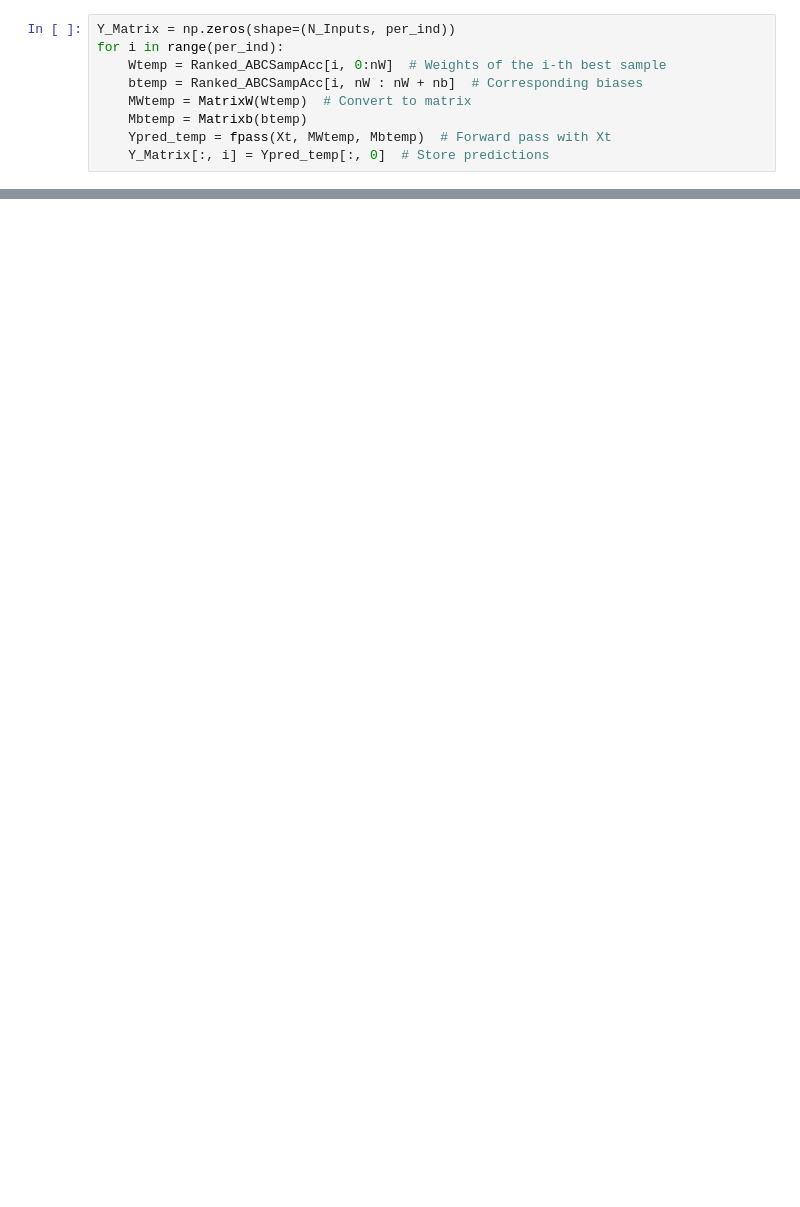
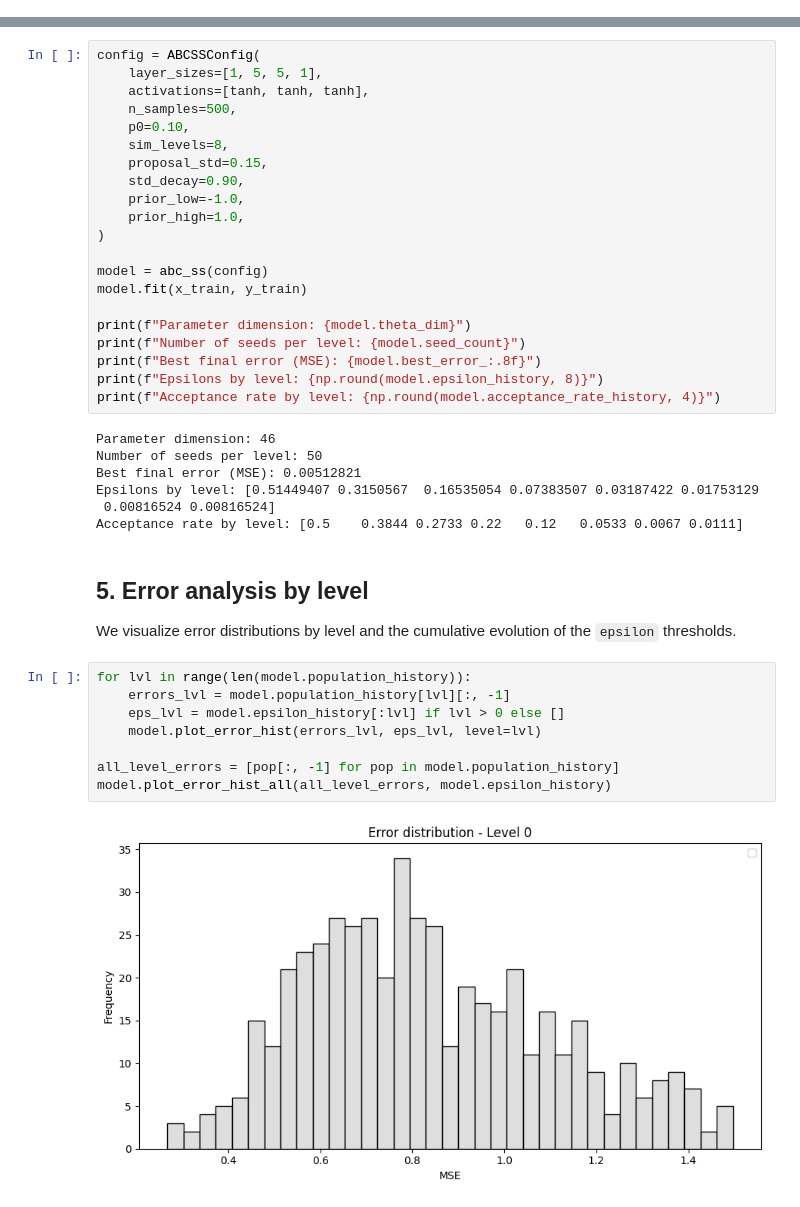
Before and after one commit to cberdejo/bayesian-neural-network, a Jupyter notebook: src/notebooks/abc-ss/abc_ss.ipynb, the cells around one changed output, grey strips where cells are left out. Drawn from its saved outputs; the diff is of its cells as text; blank space fills up the shorter version.

```diff
--- a/src/notebooks/abc-ss/abc_ss.ipynb
+++ b/src/notebooks/abc-ss/abc_ss.ipynb
@@ -872,9 +0,0 @@ This matrix will be used to compute the mean and percentiles of the predictions.
-# %%
-Y_Matrix = np.zeros(shape=(N_Inputs, per_ind))
-for i in range(per_ind):
-    Wtemp = Ranked_ABCSampAcc[i, 0:nW]  # Weights of the i-th best sample
-    btemp = Ranked_ABCSampAcc[i, nW : nW + nb]  # Corresponding biases
-    MWtemp = MatrixW(Wtemp)  # Convert to matrix
-    Mbtemp = Matrixb(btemp)
-    Ypred_temp = fpass(Xt, MWtemp, Mbtemp)  # Forward pass with Xt
-    Y_Matrix[:, i] = Ypred_temp[:, 0]  # Store predictions
@@ -993,0 +327,43 @@ TOTAL TIME: 74.06424236297607s
+# %%
+config = ABCSSConfig(
+    layer_sizes=[1, 5, 5, 1],
+    activations=[tanh, tanh, tanh],
+    n_samples=500,
+    p0=0.10,
+    sim_levels=8,
+    proposal_std=0.15,
+    std_decay=0.90,
+    prior_low=-1.0,
+    prior_high=1.0,
+)
+
+model = abc_ss(config)
+model.fit(x_train, y_train)
+
+print(f"Parameter dimension: {model.theta_dim}")
+print(f"Number of seeds per level: {model.seed_count}")
+print(f"Best final error (MSE): {model.best_error_:.8f}")
+print(f"Epsilons by level: {np.round(model.epsilon_history, 8)}")
+print(f"Acceptance rate by level: {np.round(model.acceptance_rate_history, 4)}")
+# %% [output]
+Parameter dimension: 46
+Number of seeds per level: 50
+Best final error (MSE): 0.00512821
+Epsilons by level: [0.51449407 0.3150567  0.16535054 0.07383507 0.03187422 0.01753129
+ 0.00816524 0.00816524]
+Acceptance rate by level: [0.5    0.3844 0.2733 0.22   0.12   0.0533 0.0067 0.0111]
+# %% [markdown]
+## 5. Error analysis by level
+
+We visualize error distributions by level and the cumulative evolution
+of the `epsilon` thresholds.
+# %%
+for lvl in range(len(model.population_history)):
+    errors_lvl = model.population_history[lvl][:, -1]
+    eps_lvl = model.epsilon_history[:lvl] if lvl > 0 else []
+    model.plot_error_hist(errors_lvl, eps_lvl, level=lvl)
+
+all_level_errors = [pop[:, -1] for pop in model.population_history]
+model.plot_error_hist_all(all_level_errors, model.epsilon_history)
+# %% [output]
+[figure, added]
```
Also changed, not shown: parts of 58 cells of this notebook, 1 other file.
